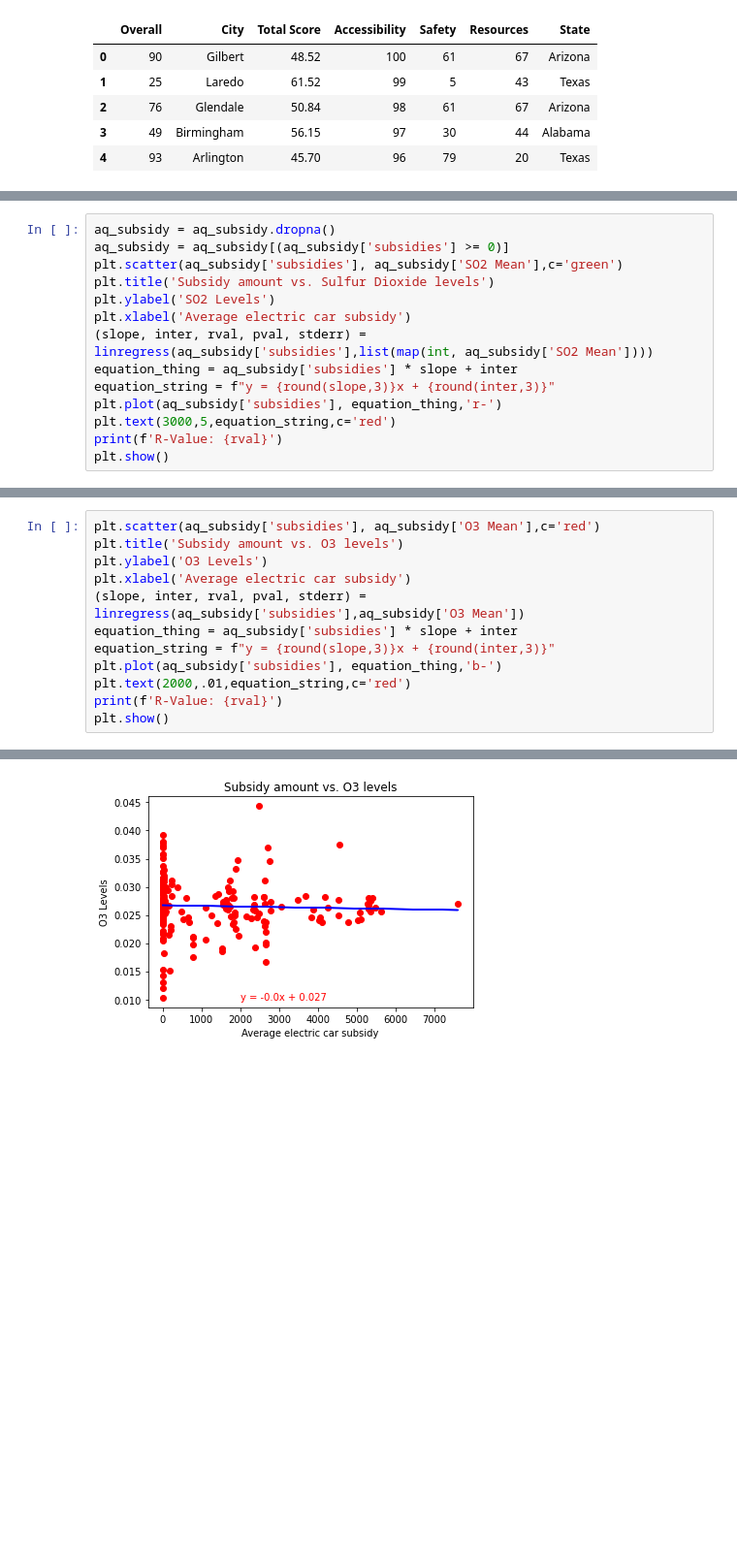
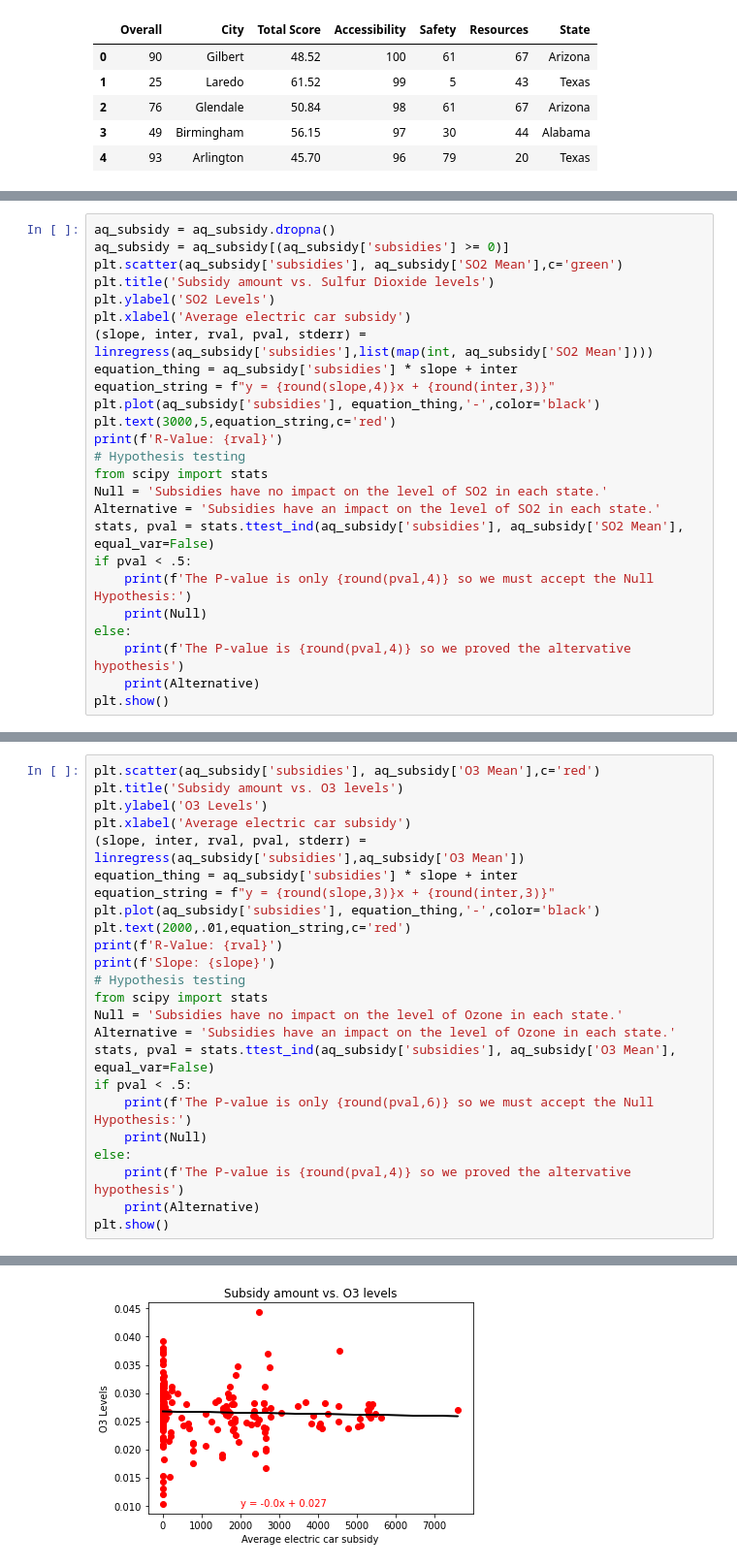
Before and after one commit to Wes90/Climate-DEchangers, a Jupyter notebook: Overall_findings.ipynb, the cells around one changed output, grey strips where cells are left out. Shown at 97% size. Saved outputs shown, nothing was run; the diff lists cells and outputs as text; blank space fills up the shorter version.

```diff
--- a/Overall_findings.ipynb
+++ b/Overall_findings.ipynb
@@ -158,10 +159,21 @@ plt.ylabel('SO2 Levels')
 plt.xlabel('Average electric car subsidy')
 (slope, inter, rval, pval, stderr) = linregress(aq_subsidy['subsidies'],list(map(int, aq_subsidy['SO2 Mean'])))
 equation_thing = aq_subsidy['subsidies'] * slope + inter
-equation_string = f"y = {round(slope,3)}x + {round(inter,3)}"
-plt.plot(aq_subsidy['subsidies'], equation_thing,'r-')
+equation_string = f"y = {round(slope,4)}x + {round(inter,3)}"
+plt.plot(aq_subsidy['subsidies'], equation_thing,'-',color='black')
 plt.text(3000,5,equation_string,c='red')
 print(f'R-Value: {rval}')
+# Hypothesis testing
+from scipy import stats
+Null = 'Subsidies have no impact on the level of SO2 in each state.'
+Alternative = 'Subsidies have an impact on the level of SO2 in each state.'
+stats, pval = stats.ttest_ind(aq_subsidy['subsidies'], aq_subsidy['SO2 Mean'], equal_var=False)
+if pval < .5:
+    print(f'The P-value is only {round(pval,4)} so we must accept the Null Hypothesis:')
+    print(Null)
+else:
+    print(f'The P-value is {round(pval,4)} so we proved the altervative hypothesis')
+    print(Alternative)
 plt.show()
 # %% [output]
 R-Value: -0.02428867381001295
@@ -174,9 +188,21 @@ plt.xlabel('Average electric car subsidy')
 (slope, inter, rval, pval, stderr) = linregress(aq_subsidy['subsidies'],aq_subsidy['O3 Mean'])
 equation_thing = aq_subsidy['subsidies'] * slope + inter
 equation_string = f"y = {round(slope,3)}x + {round(inter,3)}"
-plt.plot(aq_subsidy['subsidies'], equation_thing,'b-')
+plt.plot(aq_subsidy['subsidies'], equation_thing,'-',color='black')
 plt.text(2000,.01,equation_string,c='red')
 print(f'R-Value: {rval}')
+print(f'Slope: {slope}')
+# Hypothesis testing
+from scipy import stats
+Null = 'Subsidies have no impact on the level of Ozone in each state.'
+Alternative = 'Subsidies have an impact on the level of Ozone in each state.'
+stats, pval = stats.ttest_ind(aq_subsidy['subsidies'], aq_subsidy['O3 Mean'], equal_var=False)
+if pval < .5:
+    print(f'The P-value is only {round(pval,6)} so we must accept the Null Hypothesis:')
+    print(Null)
+else:
+    print(f'The P-value is {round(pval,4)} so we proved the altervative hypothesis')
+    print(Alternative)
 plt.show()
 # %% [output]
 R-Value: -0.04041105300347709
@@ -183,2 +212,2 @@ R-Value: -0.04041105300347709
-[figure, old version]
+[figure, new version]
 # %%
```
Also changed, not shown: parts of 8 cells of this notebook, 3 other files.
